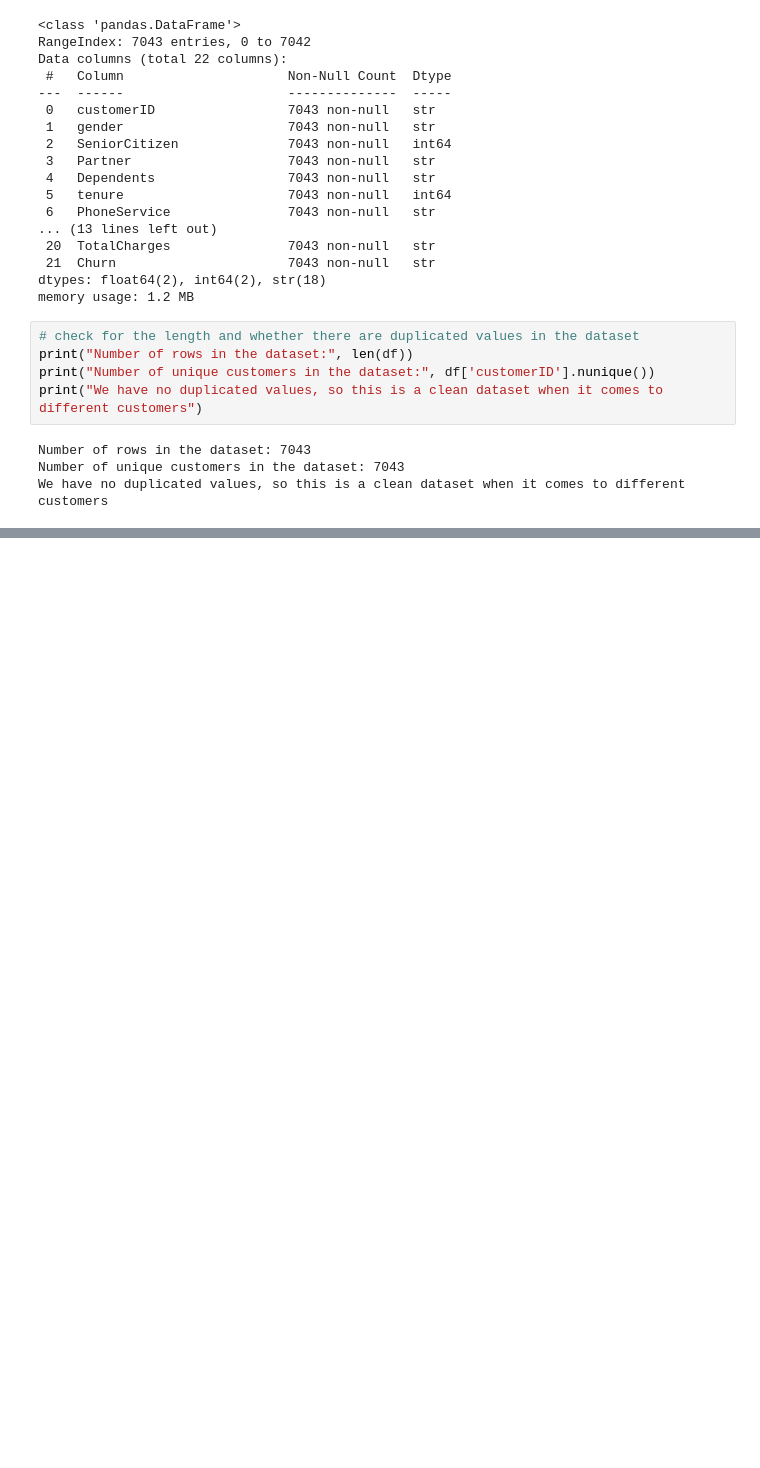
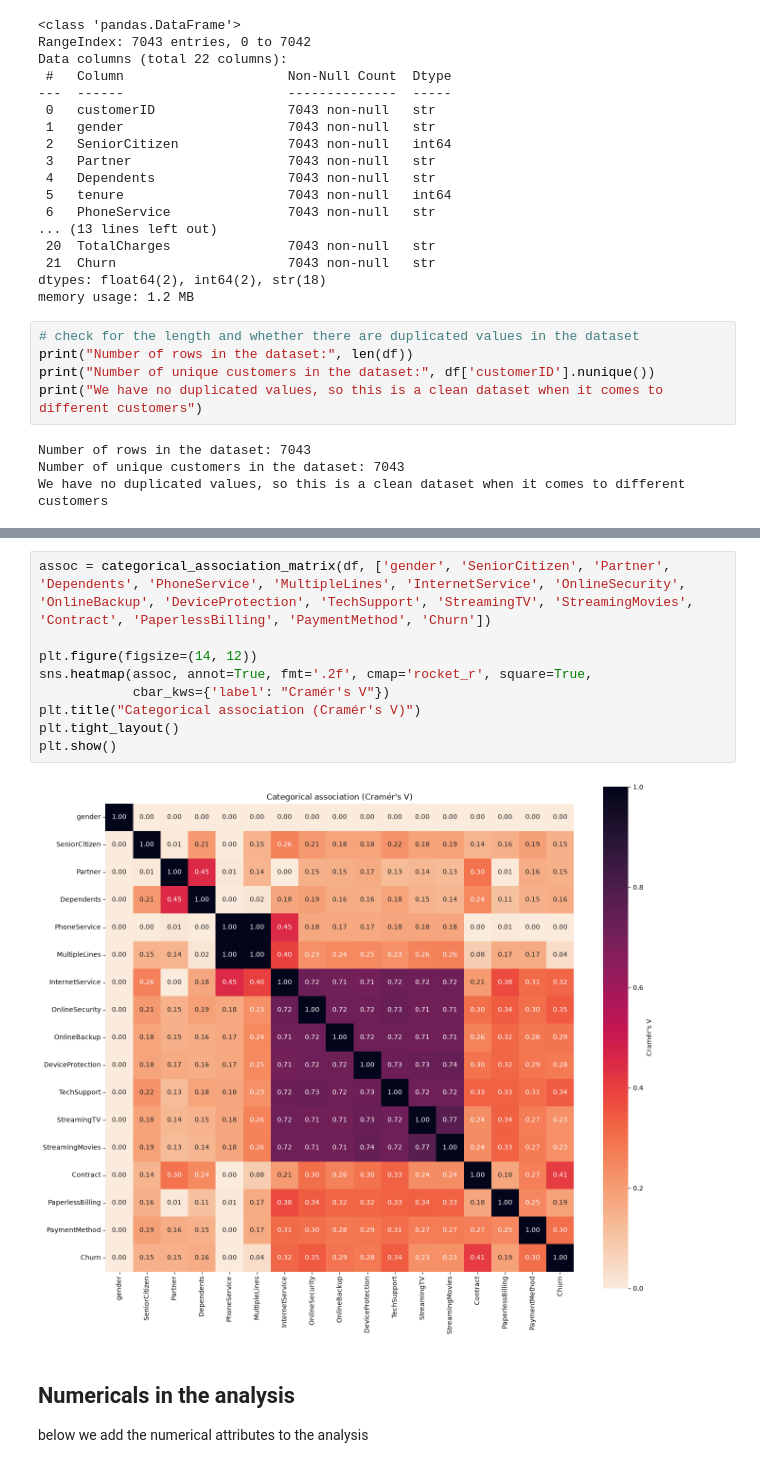
Before and after one commit to danielLutziger/churn-investigation, a Jupyter notebook: churn_data_analysis.ipynb, the cells around one changed output, grey strips where cells are left out. Drawn from its saved outputs; the diff is of its cells as text; blank space fills up the shorter version.

```diff
--- a/churn_data_analysis.ipynb
+++ b/churn_data_analysis.ipynb
@@ -76,0 +259,14 @@ class ChurnDataset:
+# %%
+assoc = categorical_association_matrix(df, ['gender', 'SeniorCitizen', 'Partner', 'Dependents', 'PhoneService', 'MultipleLines', 'InternetService', 'OnlineSecurity', 'OnlineBackup', 'DeviceProtection', 'TechSupport', 'StreamingTV', 'StreamingMovies', 'Contract', 'PaperlessBilling', 'PaymentMethod', 'Churn'])
+
+plt.figure(figsize=(14, 12))
+sns.heatmap(assoc, annot=True, fmt='.2f', cmap='rocket_r', square=True,
+            cbar_kws={'label': "Cramér's V"})
+plt.title("Categorical association (Cramér's V)")
+plt.tight_layout()
+plt.show()
+# %% [output]
+[figure, added]
+# %% [markdown]
+## Numericals in the analysis
+below we add the numerical attributes to the analysis
```
Also changed, not shown: parts of 21 cells of this notebook, 1 other file.
